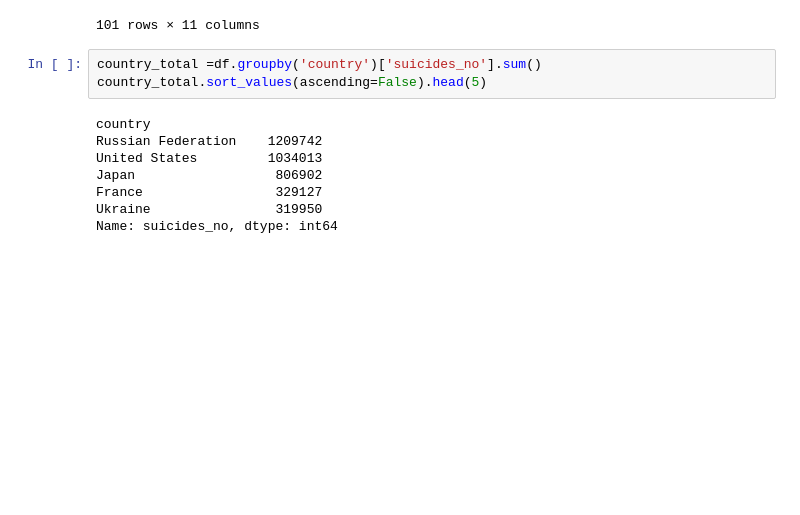
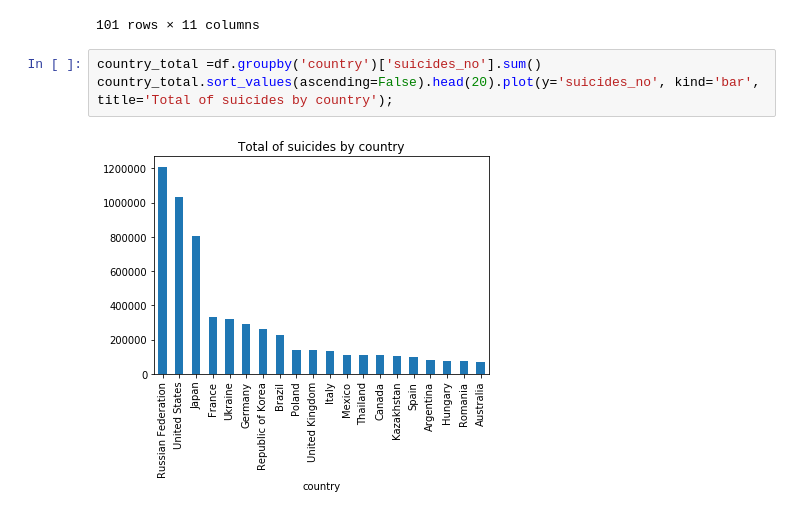
Before and after one commit to siddharthjain1611/Suicide-Rate-Analysis, a Jupyter notebook: Suicide_Rate.ipynb, the cells around one changed output. Cells and saved outputs as stored; diff of their text form; blank space fills up the shorter version.

```diff
--- a/Suicide_Rate.ipynb
+++ b/Suicide_Rate.ipynb
@@ -175,12 +175,6 @@ df.groupby('country').count()
 101 rows × 11 columns
 # %%
 country_total =df.groupby('country')['suicides_no'].sum()
-country_total.sort_values(ascending=False).head(5)
+country_total.sort_values(ascending=False).head(20).plot(y='suicides_no', kind='bar', title='Total of suicides by country');
 # %% [output]
-country
-Russian Federation    1209742
-United States         1034013
-Japan                  806902
-France                 329127
-Ukraine                319950
-Name: suicides_no, dtype: int64
+[figure, added]
```
Also changed, not shown: parts of 1 cell of this notebook.
